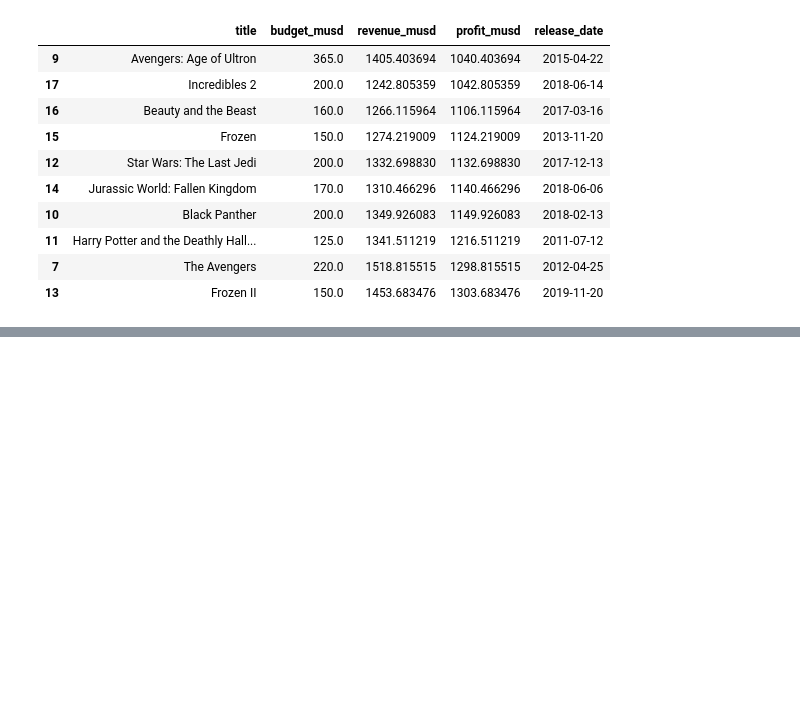
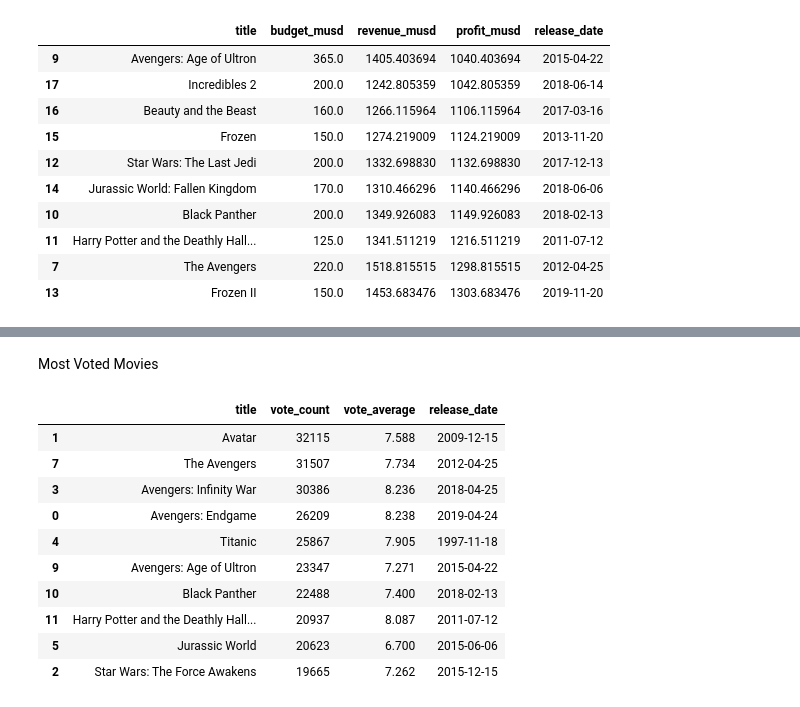
Before and after one commit to b-kenneth/Python_Fundamentals, a Jupyter notebook: movie_data_analysis.ipynb, the cells around one changed output, grey strips where cells are left out. Cells and saved outputs as stored; diff of their text form; code cells hidden in the pictures; blank space fills up the shorter version.

```diff
--- a/movie_data_analysis.ipynb
+++ b/movie_data_analysis.ipynb
@@ -566,0 +617,20 @@ lowest_profit_movies[['title', 'budget_musd', 'revenue_musd', 'profit_musd', 're
+# %% [markdown]
+Most Voted Movies
+# %%
+# Filter and rank movies based on most votes
+most_voted_movies = cleaned_movies_df.sort_values(by='vote_count', ascending=False)
+
+# Display the top 10 movies by vote count
+most_voted_movies[['title', 'vote_count', 'vote_average', 'release_date']].head(10)
+# %% [output]
+|  | title | vote_count | vote_average | release_date |
+| 1 | Avatar | 32115 | 7.588 | 2009-12-15 |
+| 7 | The Avengers | 31507 | 7.734 | 2012-04-25 |
+| 3 | Avengers: Infinity War | 30386 | 8.236 | 2018-04-25 |
+| 0 | Avengers: Endgame | 26209 | 8.238 | 2019-04-24 |
+| 4 | Titanic | 25867 | 7.905 | 1997-11-18 |
+| 9 | Avengers: Age of Ultron | 23347 | 7.271 | 2015-04-22 |
+| 10 | Black Panther | 22488 | 7.400 | 2018-02-13 |
+| 11 | Harry Potter and the Deathly Hall... | 20937 | 8.087 | 2011-07-12 |
+| 5 | Jurassic World | 20623 | 6.700 | 2015-06-06 |
+| 2 | Star Wars: The Force Awakens | 19665 | 7.262 | 2015-12-15 |
```
Also changed, not shown: parts of 13 cells of this notebook.
